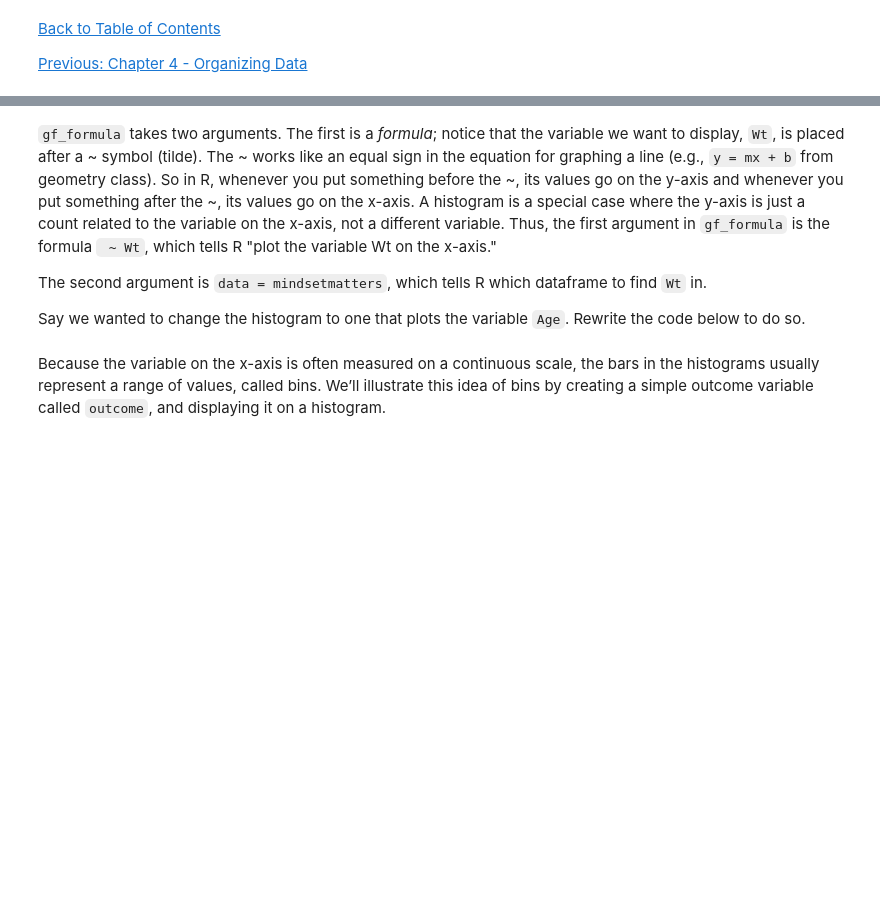
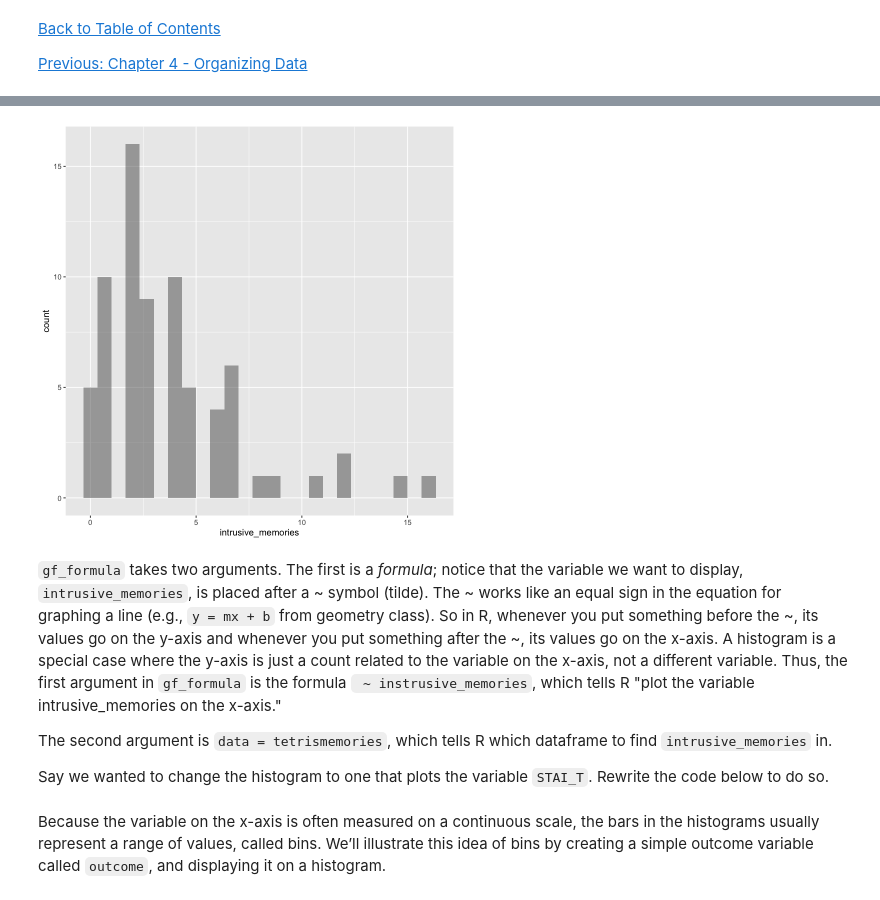
Before and after one commit to smburns47/Psyc158, a Jupyter notebook: chapter-5.ipynb, the cells around one changed output, grey strips where cells are left out. Drawn from its saved outputs; the diff is of its cells as text; code cells hidden in the pictures; blank space fills up the shorter version.

Commit message:
update graphics in ch5

````diff
--- a/chapter-5.ipynb
+++ b/chapter-5.ipynb
@@ -30,9 +30,10 @@
 # %%
-install.packages("ggformula")
-install.packages("readr")
-#If this were our own computer, we wouldn't need to install since we'd already done that in a previous chapter
-#But on a web browser like this we're using a new server each time, like a fresh computer
+#install.packages("ggformula")
+#install.packages("readr")
+# If this were our own computer, we wouldn't need to install readr since we'd already done
+# that in a previous chapter. But on a web browser like this we're using a new server each
+# time, like a fresh computer.
 
 library(readr)
 library(ggformula)
-mindsetmatters <- read_csv("https://raw.githubusercontent.com/smburns47/Psyc158/main/mindsetmatters.csv")
+tetrismemories <- read_csv("https://raw.githubusercontent.com/smburns47/Psyc158/main/tetrismemories.csv")
@@ -39,9 +48,11 @@ mindsetmatters <- read_csv("https://raw.githubusercontent.com/smburns47/Psyc158/
 # %%
-gf_histogram( ~ Wt, data = mindsetmatters)
+gf_histogram( ~ intrusive_memories, data = tetrismemories)
+# %% [output]
+[figure, added]
 # %% [markdown]
-```gf_formula``` takes two arguments. The first is a *formula*; notice that the variable we want to display, ```Wt```, is placed after a ~ symbol (tilde). The ~ works like an equal sign in the equation for graphing a line (e.g., ```y = mx + b``` from geometry class). So in R, whenever you put something before the ~, its values go on the y-axis and whenever you put something after the ~, its values go on the x-axis. A histogram is a special case where the y-axis is just a count related to the variable on the x-axis, not a different variable. Thus, the first argument in ```gf_formula``` is the formula ``` ~ Wt```, which tells R "plot the variable Wt on the x-axis."
+```gf_formula``` takes two arguments. The first is a *formula*; notice that the variable we want to display, ```intrusive_memories```, is placed after a ~ symbol (tilde). The ~ works like an equal sign in the equation for graphing a line (e.g., ```y = mx + b``` from geometry class). So in R, whenever you put something before the ~, its values go on the y-axis and whenever you put something after the ~, its values go on the x-axis. A histogram is a special case where the y-axis is just a count related to the variable on the x-axis, not a different variable. Thus, the first argument in ```gf_formula``` is the formula ``` ~ instrusive_memories```, which tells R "plot the variable intrusive_memories on the x-axis."
 
-The second argument is ```data = mindsetmatters```, which tells R which dataframe to find ```Wt``` in.
+The second argument is ```data = tetrismemories```, which tells R which dataframe to find ```intrusive_memories``` in.
 
-Say we wanted to change the histogram to one that plots the variable ```Age```. Rewrite the code below to do so.
+Say we wanted to change the histogram to one that plots the variable ```STAI_T```. Rewrite the code below to do so.
 # %%
````
Also changed, not shown: parts of 11 cells of this notebook, 3 other files.
